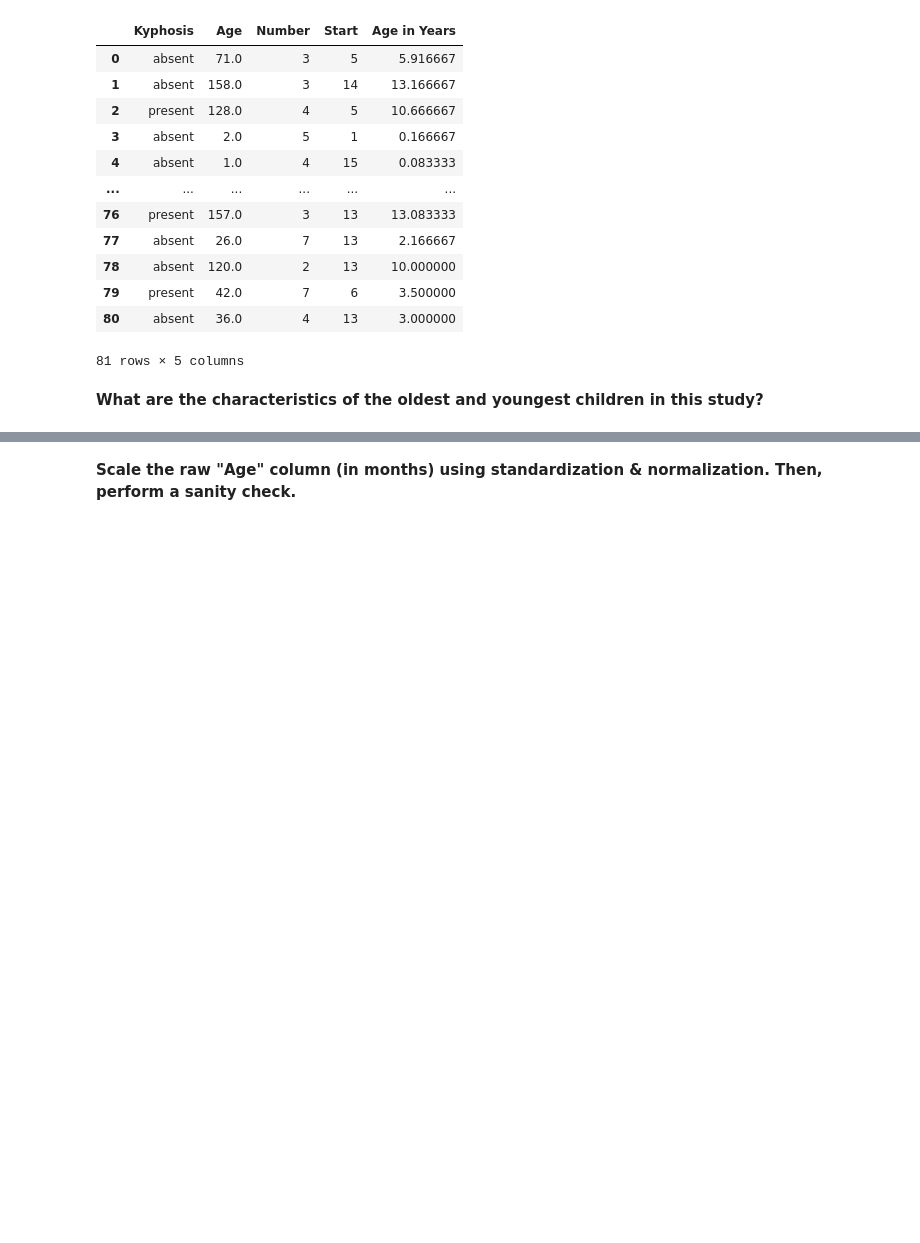
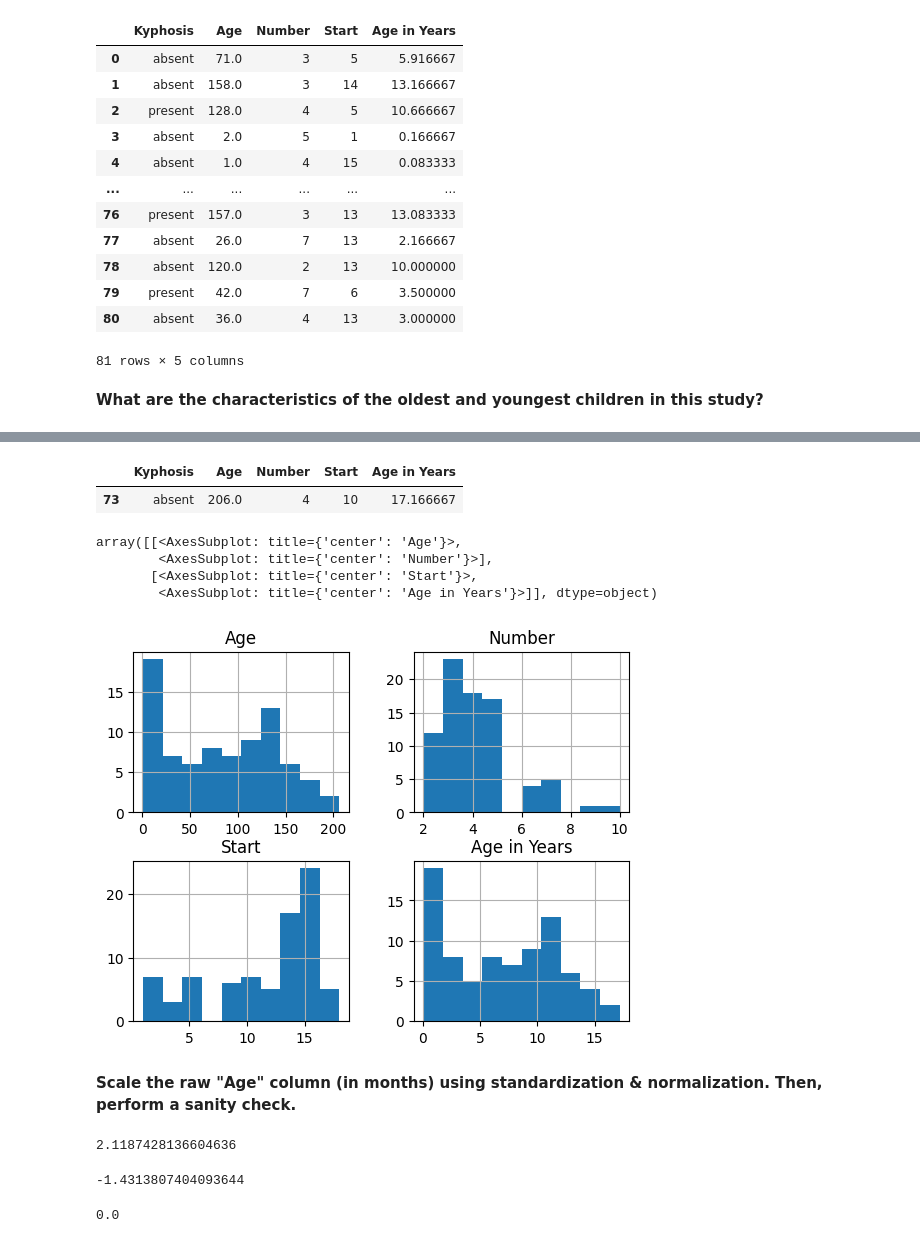
Before and after one commit to RIFFMBR20/Project_Capstone_UdemyDataScience_Course, a Jupyter notebook: Data Wrangling, Exploratory Data Analysis (EDA), and Feature Engineering/Project1.ipynb, the cells around one changed output, grey strips where cells are left out. Drawn from its saved outputs; the diff is of its cells as text; code cells hidden in the pictures; blank space fills up the shorter version.

```diff
--- a/Data Wrangling, Exploratory Data Analysis (EDA), and Feature Engineering/Project1.ipynb
+++ b/Data Wrangling, Exploratory Data Analysis (EDA), and Feature Engineering/Project1.ipynb
@@ -200,2 +217,15 @@ data
+# %%
+data[data["Age"] == data['Age'].max()]
+# %% [output]
+|  | Kyphosis | Age | Number | Start | Age in Years |
+| 73 | absent | 206.0 | 4 | 10 | 17.166667 |
+# %%
+data.hist()
+# %% [output]
+array([[<AxesSubplot: title={'center': 'Age'}>,
+        <AxesSubplot: title={'center': 'Number'}>],
+       [<AxesSubplot: title={'center': 'Start'}>,
+        <AxesSubplot: title={'center': 'Age in Years'}>]], dtype=object)
+[figure, added]
 # %% [markdown]
 **Scale the raw "Age" column (in months) using standardization & normalization. Then, perform a sanity check.**
@@ -201,0 +242,14 @@ data
+# %%
+standar
+standar.max()
+# %% [output]
+2.1187428136604636
+# %%
+standar.min()
+# %% [output]
+-1.4313807404093644
+# %%
+normal
+normal.min()
+# %% [output]
+0.0
```
Also changed, not shown: parts of 6 cells of this notebook.
